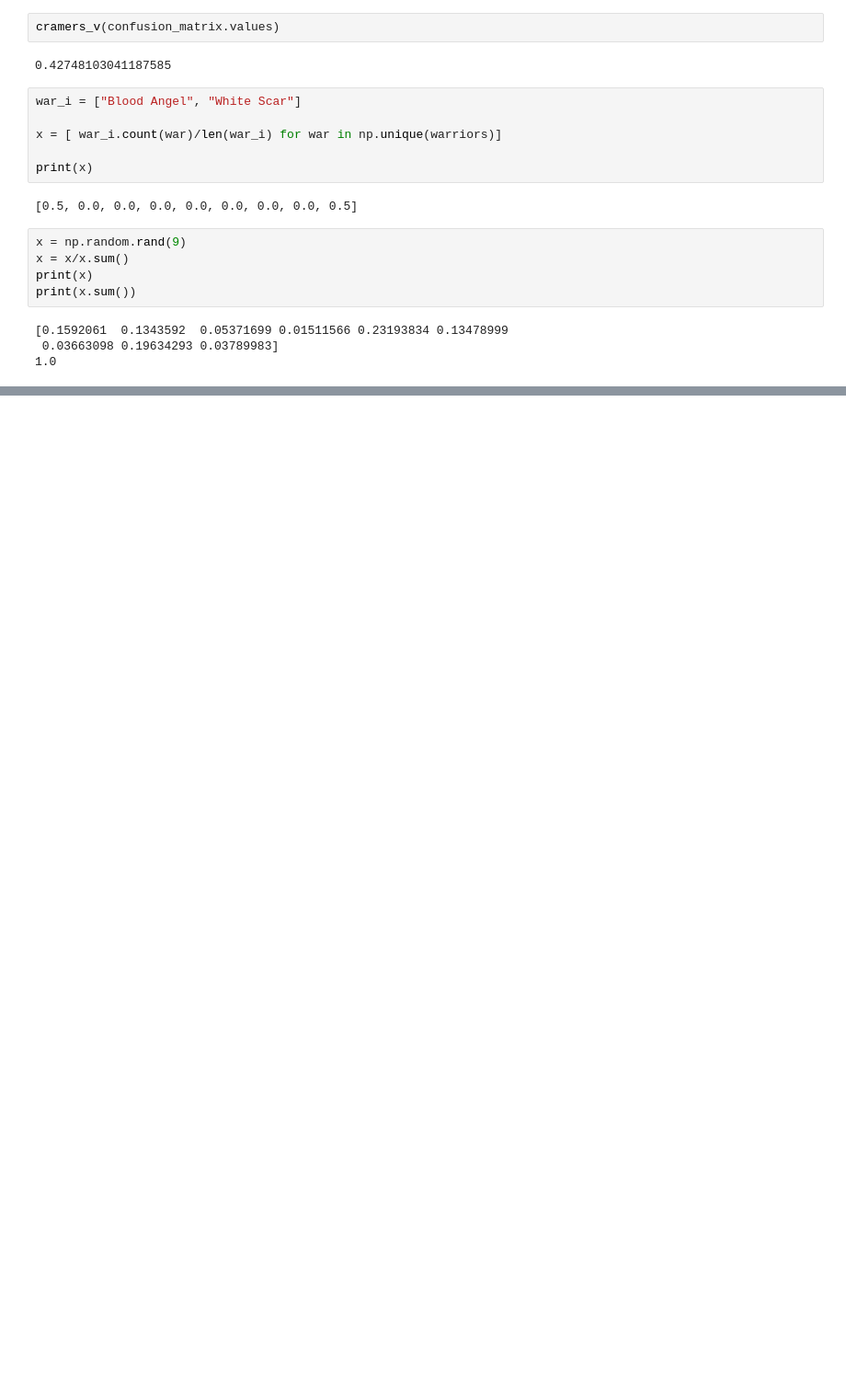
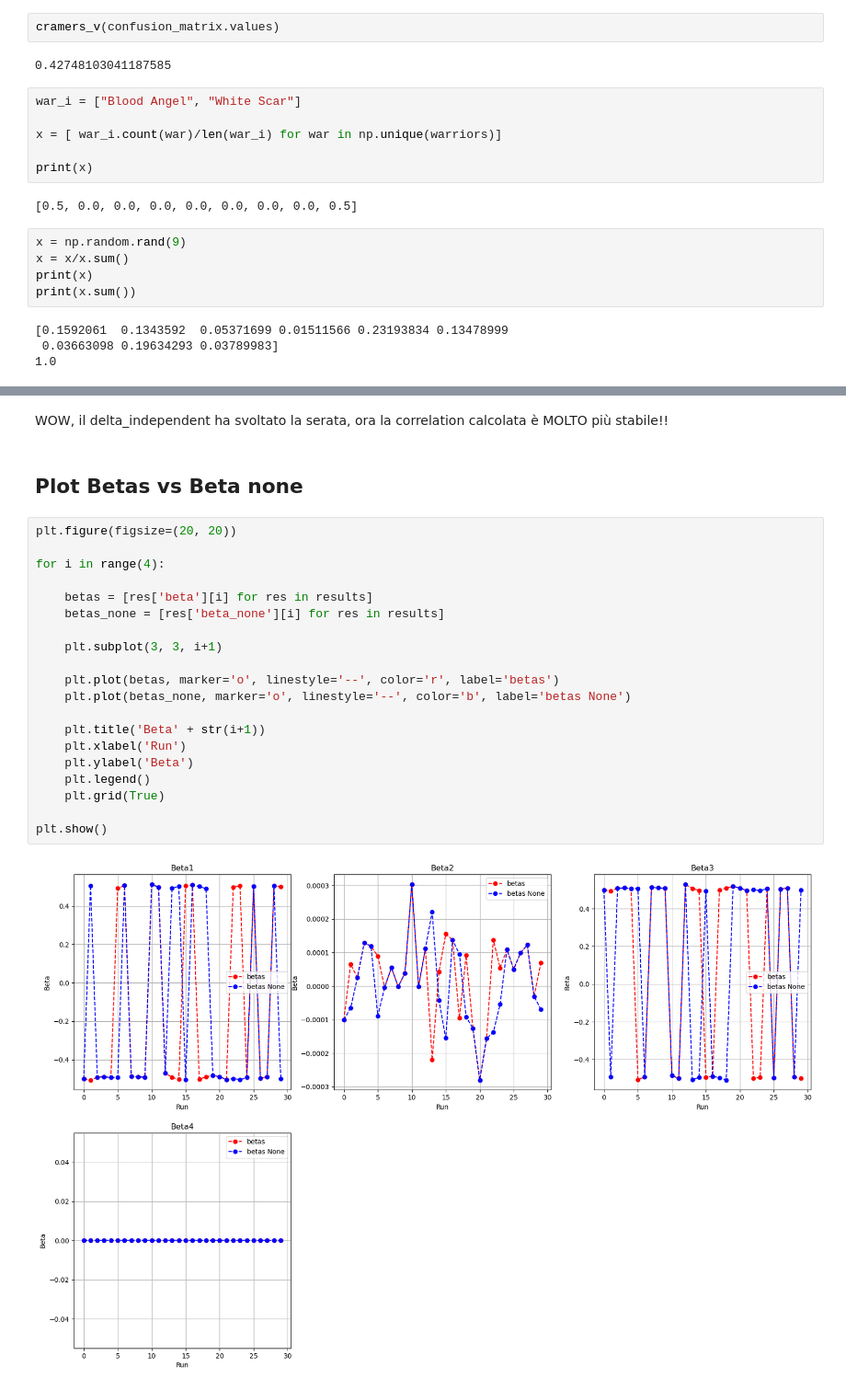
Before and after one commit to Mars4269/cFair-one-hot-kernel, a Jupyter notebook: old_things.ipynb, the cells around one changed output, grey strips where cells are left out. Shown at 92% size. Cells and saved outputs as stored; diff of their text form; blank space fills up the shorter version.

```diff
--- a/old_things.ipynb
+++ b/old_things.ipynb
@@ -539,0 +562,26 @@ print(x.sum())
+# %% [markdown]
+WOW, il delta_independent ha svoltato la serata, ora la correlation calcolata è MOLTO più stabile!!
+# %% [markdown]
+## Plot Betas vs Beta none
+# %%
+plt.figure(figsize=(20, 20))
+
+for i in range(4):
+
+    betas = [res['beta'][i] for res in results]
+    betas_none = [res['beta_none'][i] for res in results]
+
+    plt.subplot(3, 3, i+1)
+
+    plt.plot(betas, marker='o', linestyle='--', color='r', label='betas')
+    plt.plot(betas_none, marker='o', linestyle='--', color='b', label='betas None')
+
+    plt.title('Beta' + str(i+1))
+    plt.xlabel('Run')
+    plt.ylabel('Beta')
+    plt.legend()
+    plt.grid(True)
+
+plt.show()
+# %% [output]
+[figure, added]
```
Also changed, not shown: parts of 26 cells of this notebook.
